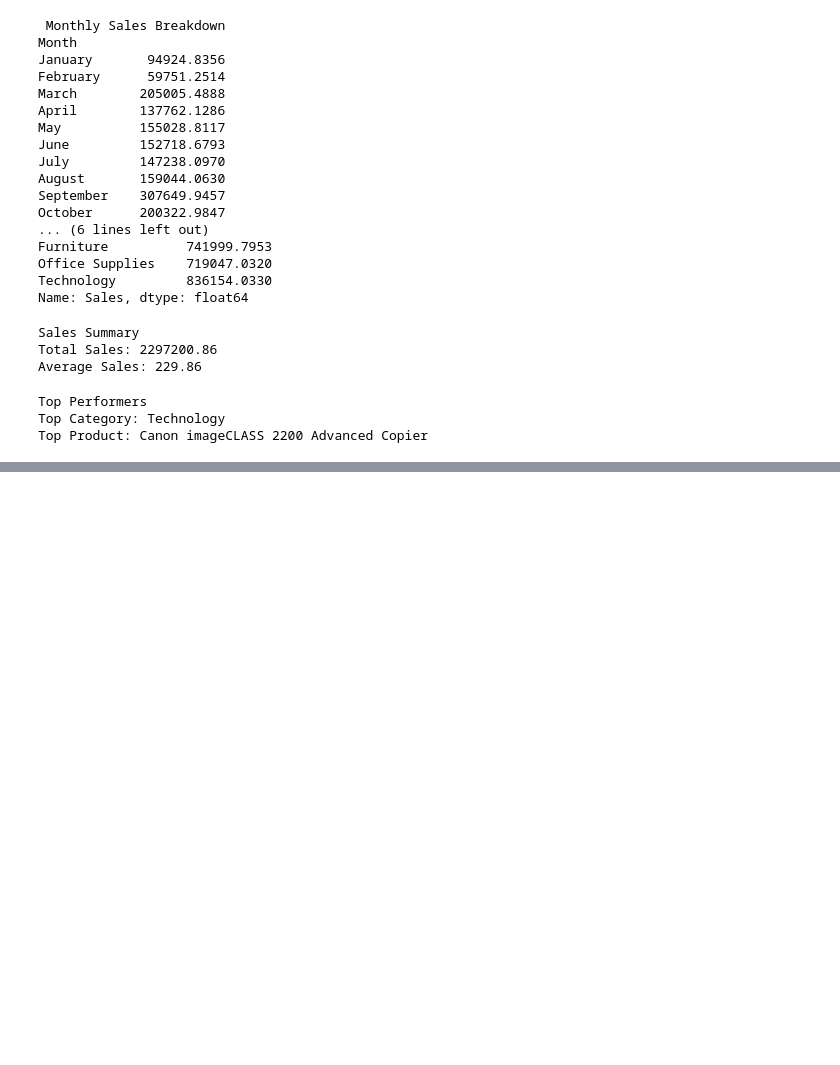
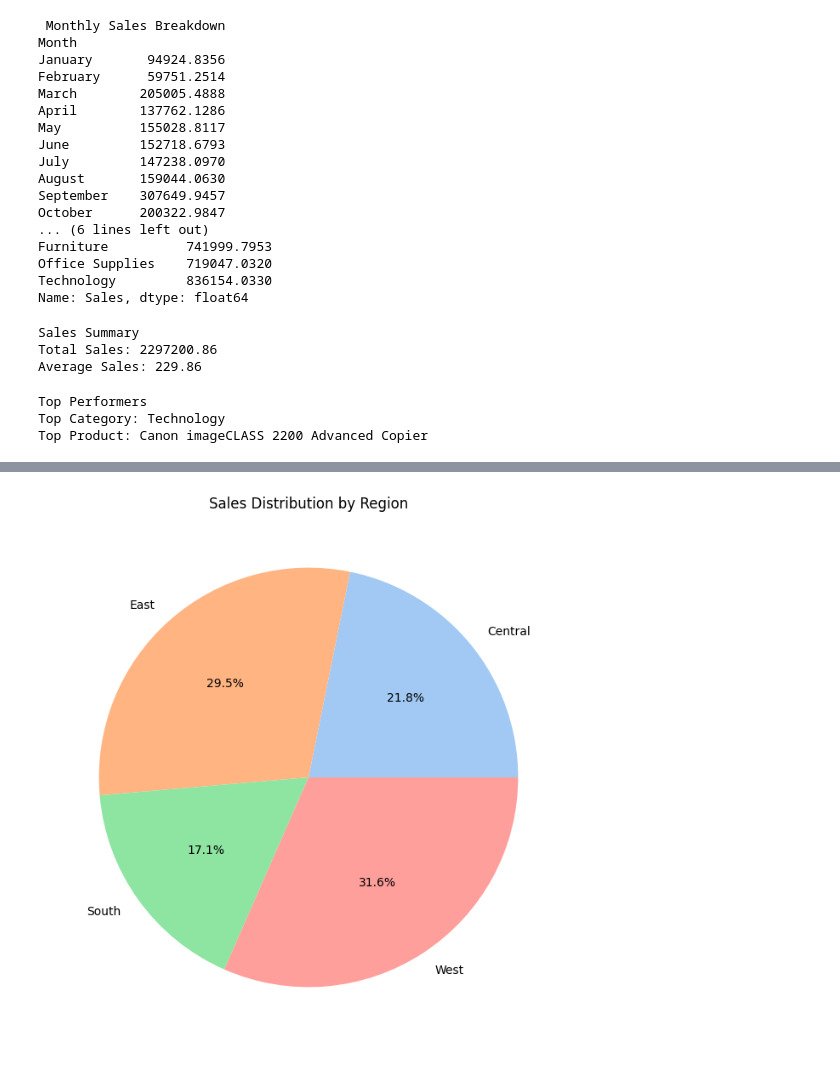
Before and after one commit to shantanumondal05/DataScience-Internship-Project, a Jupyter notebook: sales_data_analysis.ipynb, the cells around one changed output, grey strips where cells are left out. Saved outputs shown, nothing was run; the diff lists cells and outputs as text; code cells hidden in the pictures; blank space fills up the shorter version.

```diff
--- a/sales_data_analysis.ipynb
+++ b/sales_data_analysis.ipynb
@@ -91,0 +116,10 @@ Top Product: Canon imageCLASS 2200 Advanced Copier
+# %%
+# Pie Chart for Sales by Region
+region_sales = df.groupby("Region")["Sales"].sum()
+
+plt.figure(figsize=(8, 8))
+plt.pie(region_sales, labels=region_sales.index, autopct='%1.1f%%', colors=sns.color_palette('pastel'))
+plt.title("Sales Distribution by Region")
+plt.show()
+# %% [output]
+[figure, added]
```
Also changed, not shown: parts of 4 cells of this notebook.
